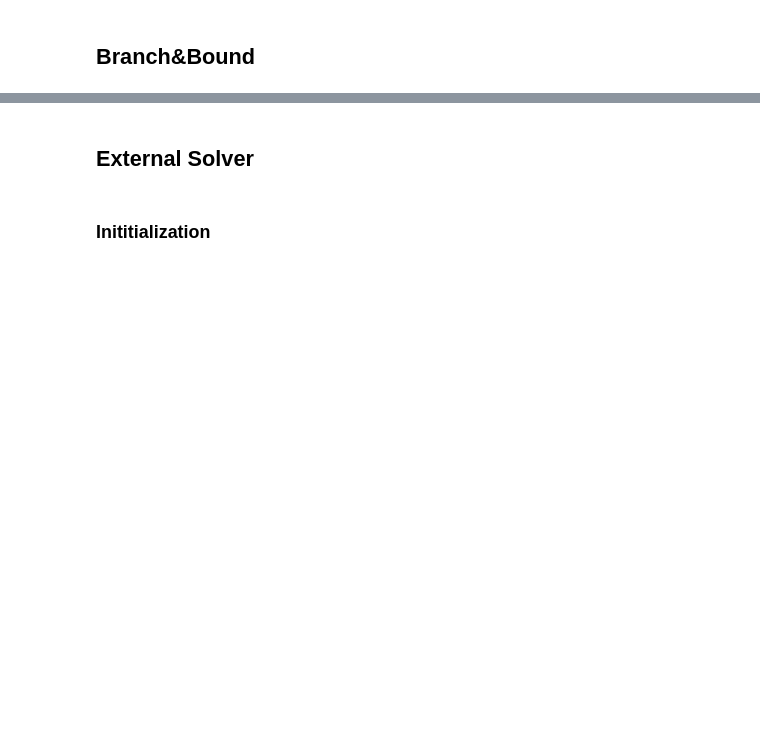
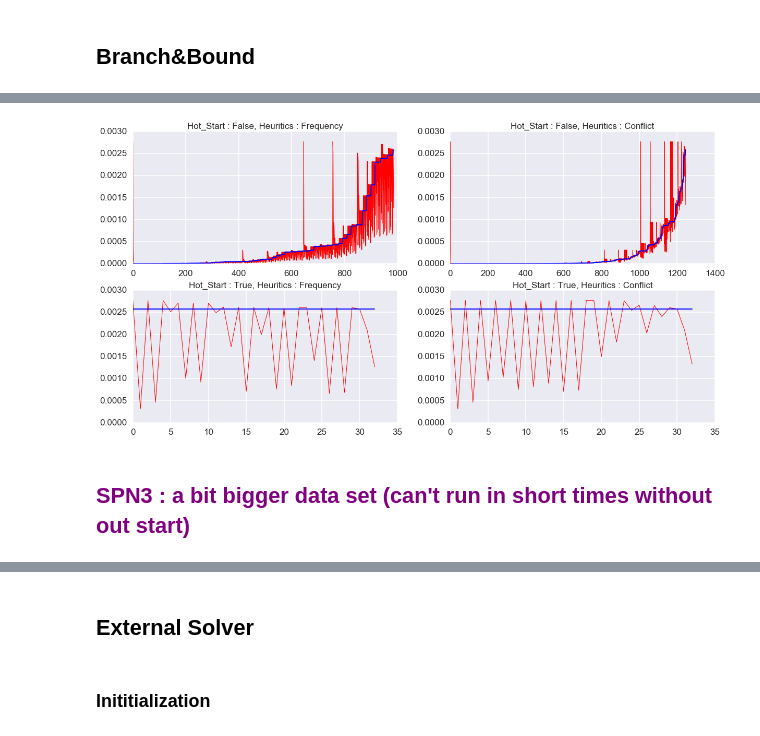
Before and after one commit to leonardhussenot/spn, a Jupyter notebook: test_of_couenne_computation_of_MAP.ipynb, the cells around one changed output, grey strips where cells are left out. Cells and saved outputs as stored; diff of their text form; code cells hidden in the pictures; blank space fills up the shorter version.

Commit message:
Plotting results

```diff
--- a/test_of_couenne_computation_of_MAP.ipynb
+++ b/test_of_couenne_computation_of_MAP.ipynb
@@ -396,0 +545,4 @@ bb_max/poon_max
+# %%
+bb_max2, bb_evid2, curs0, t0 = branch_and_bound(SPN2, hot_start=False, heuristic="frequency")
+print("we enhanced the maximum by a factor {}".format(bb_max2/poon_max2))
+calculation_time[2].append((t0, 'hot_start=False, heuristic="frequency"'))
@@ -396,0 +563,4 @@ bb_max/poon_max
+# %%
+bb_max2, bb_evid2, curs1, t1 = branch_and_bound(SPN2, hot_start=False, heuristic="conflict")
+print("we enhanced the maximum by a factor {}".format(bb_max2/poon_max2))
+calculation_time[2].append((t1, 'hot_start=False, heuristic="conflict"'))
@@ -396,0 +581,4 @@ bb_max/poon_max
+# %%
+bb_max2, bb_evid2, curs2, t2 = branch_and_bound(SPN2, hot_start=True, heuristic="frequency")
+print("we enhanced the maximum by a factor {}".format(bb_max2/poon_max2))
+calculation_time[2].append((t2, 'hot_start=True, heuristic="frequency"'))
@@ -396,0 +600,4 @@ bb_max/poon_max
+# %%
+bb_max2, bb_evid2, curs3, t3 = branch_and_bound(SPN2, hot_start=True, heuristic="conflict")
+print("we enhanced the maximum by a factor {}".format(bb_max2/poon_max2))
+calculation_time[2].append((t3, 'hot_start=True, heuristic="conflict"'))
@@ -396,0 +619,9 @@ bb_max/poon_max
+# %%
+plot_evolution([curs0, curs1, curs2, curs3], names=["Hot_Start : False, Heuritics : Frequency",
+                                                    "Hot_Start : False, Heuritics : Conflict",
+                                                    "Hot_Start : True, Heuritics : Frequency",
+                                                    "Hot_Start : True, Heuritics : Conflict"])
+# %% [output]
+[figure, added]
+# %% [markdown]
+## <font color=purple>SPN3 : a bit bigger data set (can't run in short times without out start)
```
Also changed, not shown: parts of 68 cells of this notebook, 2 other files.
